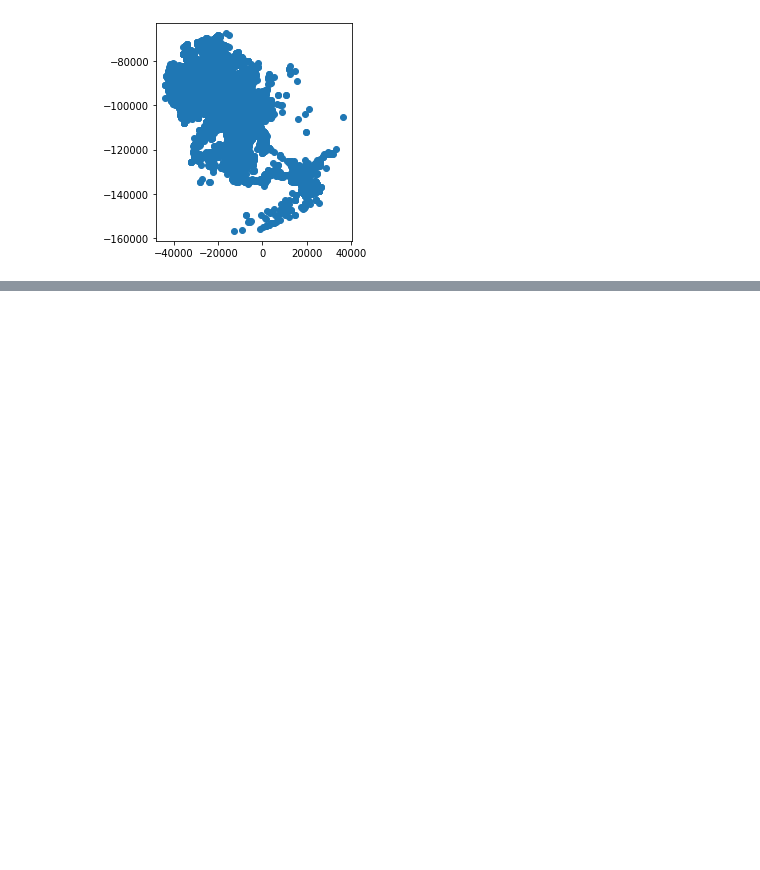
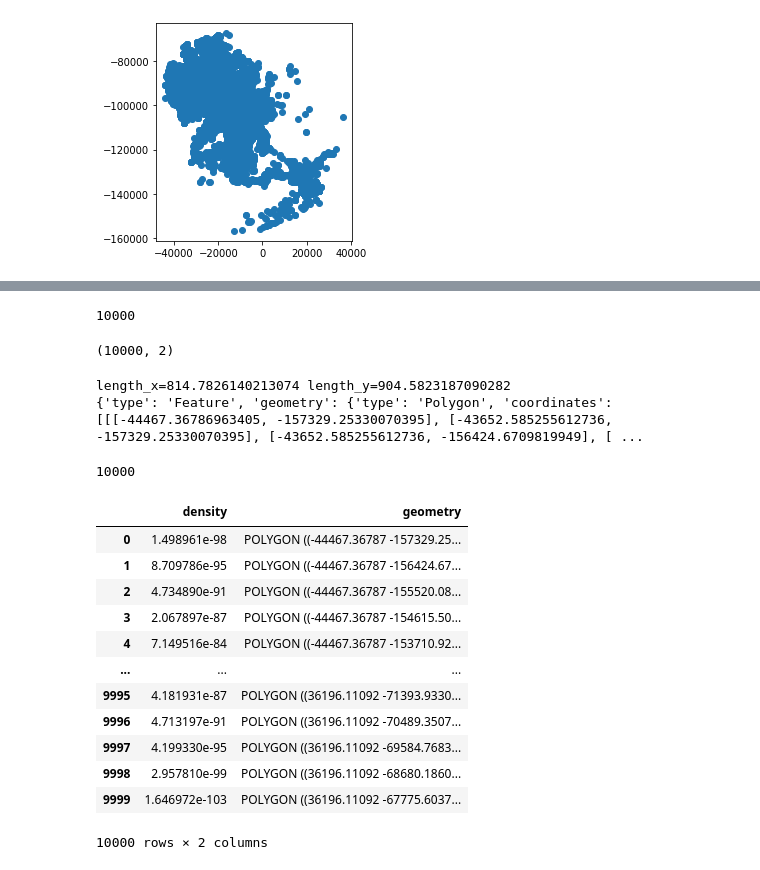
Before and after one commit to naoto-github/KDECrimeMap, a Jupyter notebook: KDECrimeMap.ipynb, the cells around one changed output, grey strips where cells are left out. Saved outputs shown, nothing was run; the diff lists cells and outputs as text; code cells hidden in the pictures; blank space fills up the shorter version.

```diff
--- a/KDECrimeMap.ipynb
+++ b/KDECrimeMap.ipynb
@@ -53,0 +119,46 @@ kde = gaussian_kde(coord_list, bw_method=0.05)
+# %%
+density_list = kde.evaluate(target_geometry)
+print(len(density_list))
+# %% [output]
+10000
+# %%
+target_geometry = np.transpose(target_geometry)
+print(target_geometry.shape)
+# %% [output]
+(10000, 2)
+# %%
+# GeoJSONに変換
+geojson = {
+    "type": "FeatureCollection",
+    "features": []
+}
+
+# ポリゴンの1辺の距離
+length_x = np.abs(x_range[1] - x_range[0])
+length_y = np.abs(y_range[1] - y_range[0])
+radius_x = length_x / 2
+radius_y = length_y / 2
+print(f"length_x={length_x} length_y={length_y}")
+
+features = []
+for (x,y),density in zip(target_geometry, density_list):
+    #print(f"{x} {y} {density}")
+
+    feature = {
+        "type": "Feature",
+        "geometry": {
+            "type": "Polygon",
+            "coordinates": [[[x-radius_x,  y-radius_y],[x+radius_x, y-radius_y],[x+radius_x, y+radius_y],[x-radius_x,  y+radius_y],[x-radius_x,  y-radius_y]]],
+        },
+        "properties": {
+            "density": density,
+        }
+    }
+
+    features.append(feature)
+
+geojson["features"] = features
+print(geojson["features"][0])
+# %% [output]
+length_x=814.7826140213074 length_y=904.5823187090282
+{'type': 'Feature', 'geometry': {'type': 'Polygon', 'coordinates': [[[-44467.36786963405, -157329.25330070395], [-43652.585255612736, -157329.25330070395], [-43652.585255612736, -156424.6709819949], [ ...
@@ -53,0 +169,19 @@ kde = gaussian_kde(coord_list, bw_method=0.05)
+# %%
+density_gdf = gpd.read_file("./geojson/crime-density-2020.geojson")
+print(len(density_gdf))
+display(density_gdf)
+# %% [output]
+10000
+|  | density | geometry |
+| 0 | 1.498961e-98 | POLYGON ((-44467.36787 -157329.25... |
+| 1 | 8.709786e-95 | POLYGON ((-44467.36787 -156424.67... |
+| 2 | 4.734890e-91 | POLYGON ((-44467.36787 -155520.08... |
+| 3 | 2.067897e-87 | POLYGON ((-44467.36787 -154615.50... |
+| 4 | 7.149516e-84 | POLYGON ((-44467.36787 -153710.92... |
+| ... | ... | ... |
+| 9995 | 4.181931e-87 | POLYGON ((36196.11092 -71393.9330... |
+| 9996 | 4.713197e-91 | POLYGON ((36196.11092 -70489.3507... |
+| 9997 | 4.199330e-95 | POLYGON ((36196.11092 -69584.7683... |
+| 9998 | 2.957810e-99 | POLYGON ((36196.11092 -68680.1860... |
+| 9999 | 1.646972e-103 | POLYGON ((36196.11092 -67775.6037... |
+10000 rows × 2 columns
```
Also changed, not shown: parts of 17 cells of this notebook, 1 other file.
